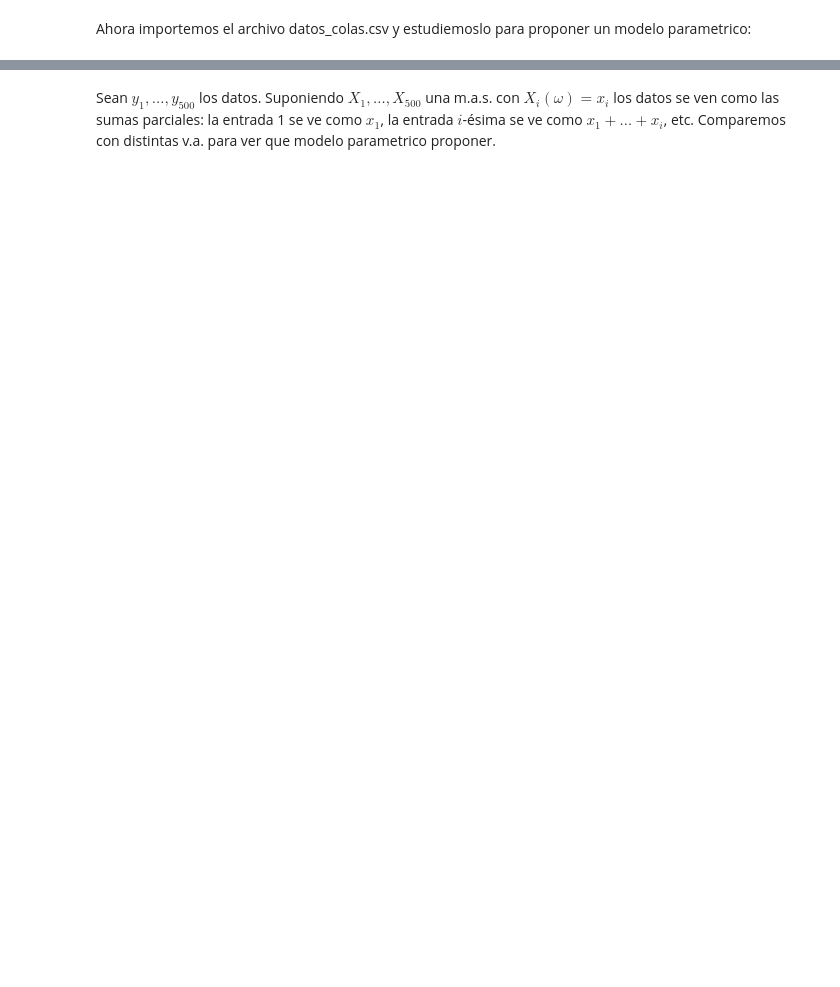
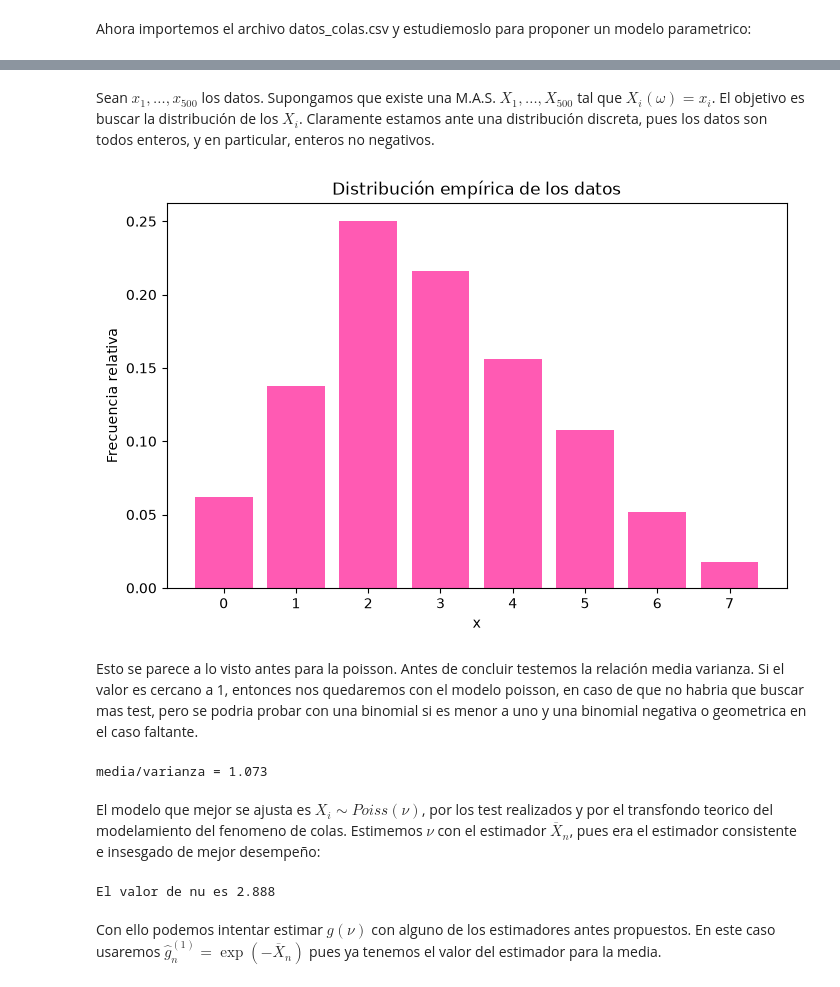
Before and after one commit to benjitabravocarvajal-spec/Tarea-1-estadistica, a Jupyter notebook: notebooks/tarea_1_parte_2.ipynb, the cells around one changed output, grey strips where cells are left out. Drawn from its saved outputs; the diff is of its cells as text; code cells hidden in the pictures; blank space fills up the shorter version.

```diff
--- a/notebooks/tarea_1_parte_2.ipynb
+++ b/notebooks/tarea_1_parte_2.ipynb
@@ -160,3 +179,33 @@ plt.show()
 # %% [markdown]
-Sean $y_1,\dots,y_{500}$ los datos. Suponiendo $X_1, \dots, X_{500}$ una m.a.s. con $X_i(\omega)=x_i$ los datos se ven como las sumas parciales: la entrada 1 se ve como $x_1$, la entrada $i$-ésima se ve como $x_1+\dots +x_i$, etc.
-Comparemos con distintas v.a. para ver que modelo parametrico proponer.
+Sean $x_1,\dots,x_{500}$ los datos. Supongamos que existe una M.A.S. $X_1, \dots , X_{500}$ tal que $X_i(\omega)=x_i$. El objetivo es buscar la distribución de los $X_i$. Claramente estamos ante una distribución discreta, pues los datos son todos enteros, y en particular, enteros no negativos.
+# %%
+x = df["samples"].values
+
+valores, conteos = np.unique(x, return_counts=True)
+frecuencias = conteos / len(x)
+
+fig, ax = plt.subplots(figsize=(8, 5))
+ax.bar(valores, frecuencias, width=0.8, alpha=0.7, color="deeppink", label="Empírico")
+ax.set_xlabel("x")
+ax.set_ylabel("Frecuencia relativa")
+ax.set_title("Distribución empírica de los datos")
+plt.savefig("results/frecuencia_relativa_colas.png")
+# %% [output]
+[figure, added]
+# %% [markdown]
+Esto se parece a lo visto antes para la poisson. Antes de concluir testemos la relación media varianza. Si el valor es cercano a 1, entonces nos quedaremos con el modelo poisson, en caso de que no habria que buscar mas test, pero se podria probar con una binomial si es menor a uno y una binomial negativa o geometrica en el caso faltante.
+# %%
+media, var = x.mean(), x.var()
+print(f"media/varianza = {media/var:.3f}")
+# %% [output]
+media/varianza = 1.073
+# %% [markdown]
+El modelo que mejor se ajusta es $X_i\sim Poiss(\nu)$, por los test realizados y por el transfondo teorico del modelamiento del fenomeno de colas. Estimemos $\nu$ con el estimador $\overline{X}_n$, pues era el estimador consistente e insesgado de mejor desempeño:
+# %%
+nu = x.mean()
+
+print("El valor de nu es " + str(nu))
+# %% [output]
+El valor de nu es 2.888
+# %% [markdown]
+Con ello podemos intentar estimar $g(\nu)$ con alguno de los estimadores antes propuestos. En este caso usaremos $\hat{g}_n^{(1)}= \exp(-\overline{X}_n)$ pues ya tenemos el valor del estimador para la media.
```
Also changed, not shown: parts of 15 cells of this notebook.
